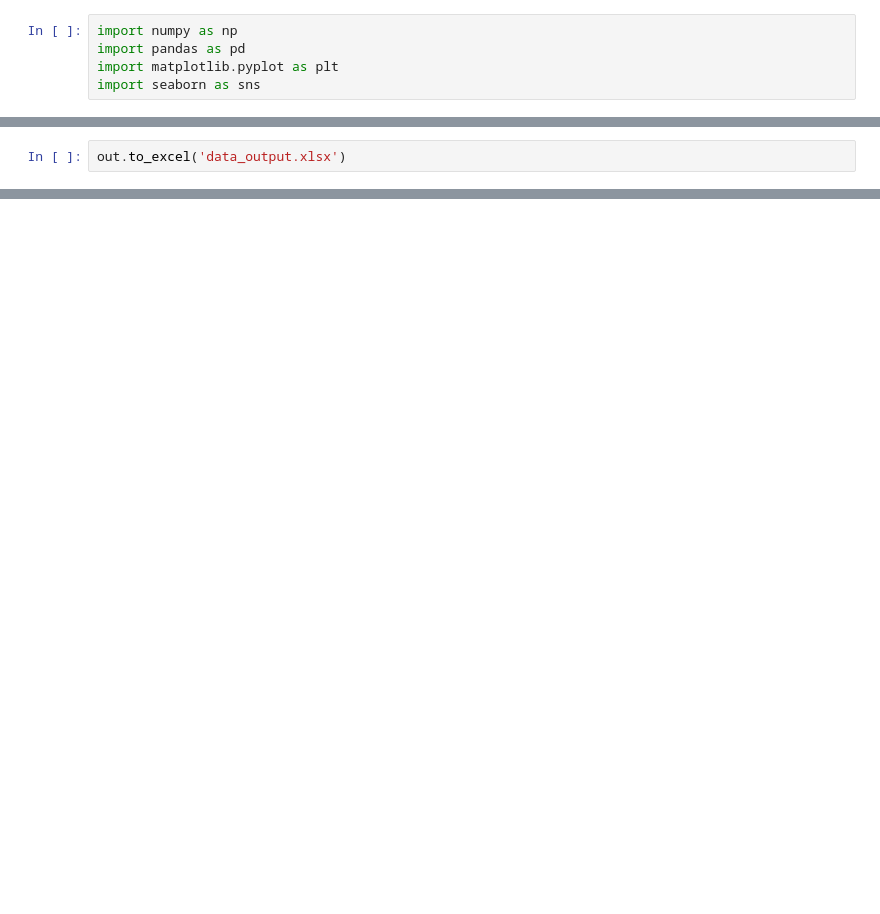
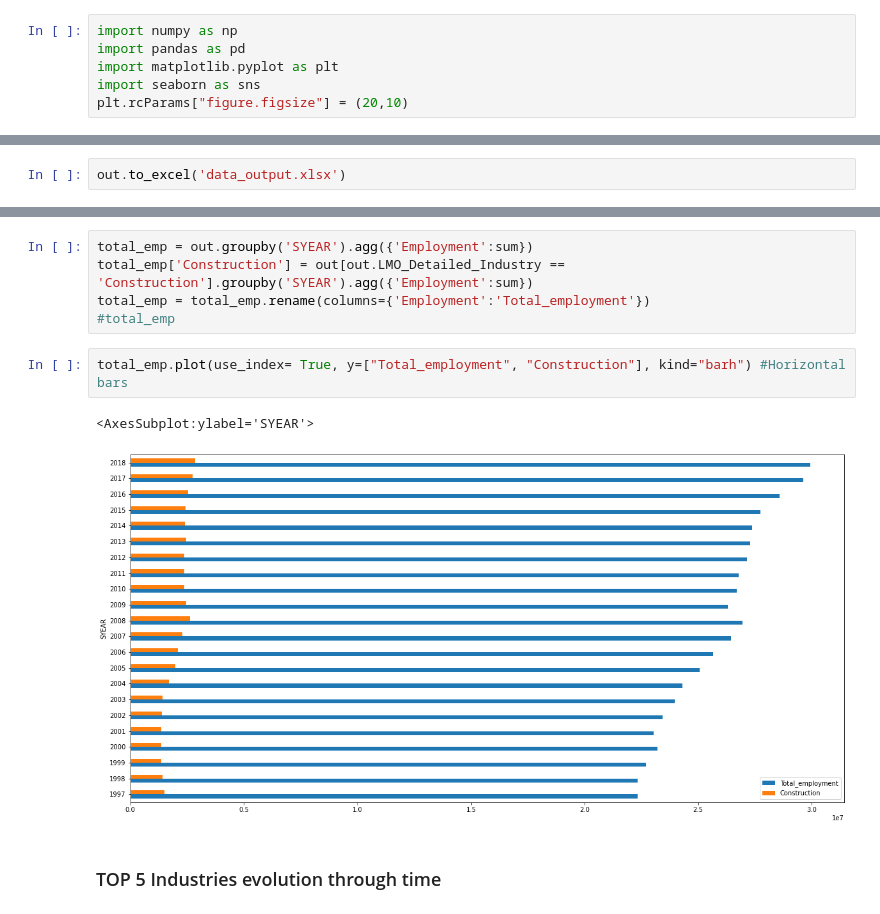
Before and after one commit to zqngetsu96/DataInsight_Assignments_and_projects, a Jupyter notebook: NAICS/NAICS.ipynb, the cells around one changed output, grey strips where cells are left out. Drawn from its saved outputs; the diff is of its cells as text; blank space fills up the shorter version.

```diff
--- a/NAICS/NAICS.ipynb
+++ b/NAICS/NAICS.ipynb
@@ -3,5 +3,6 @@ import numpy as np
 import pandas as pd
 import matplotlib.pyplot as plt
 import seaborn as sns
+plt.rcParams["figure.figsize"] = (20,10)
 # %%
 industries=pd.read_excel('./data/LMO_Detailed_Industries_by_NAICS.xlsx')
@@ -332,0 +268,12 @@ out.to_excel('data_output.xlsx')
+# %%
+total_emp = out.groupby('SYEAR').agg({'Employment':sum})
+total_emp['Construction'] = out[out.LMO_Detailed_Industry == 'Construction'].groupby('SYEAR').agg({'Employment':sum})
+total_emp = total_emp.rename(columns={'Employment':'Total_employment'})
+#total_emp
+# %%
+total_emp.plot(use_index= True, y=["Total_employment", "Construction"], kind="barh") #Horizontal bars
+# %% [output]
+<AxesSubplot:ylabel='SYEAR'>
+[figure, added]
+# %% [markdown]
+### TOP 5 Industries evolution through time
```
Also changed, not shown: parts of 19 cells of this notebook, 1 other file.
